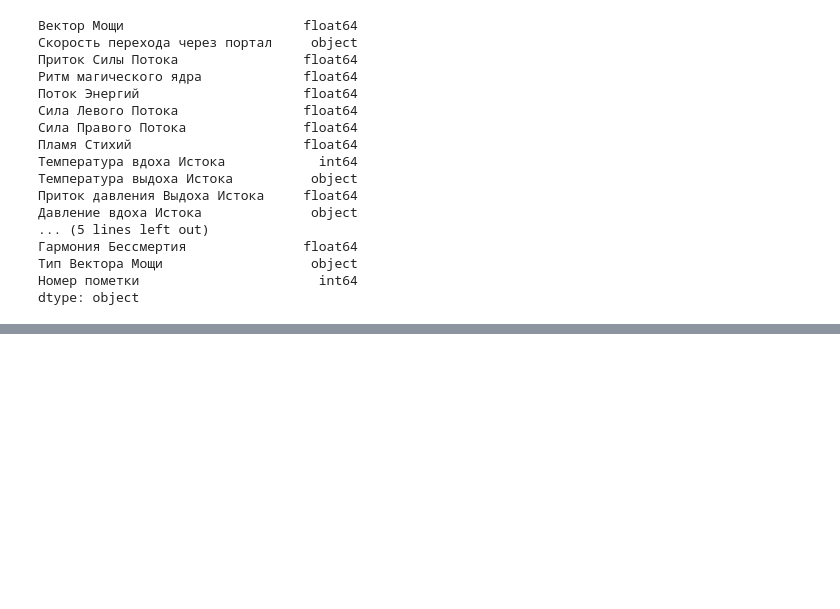
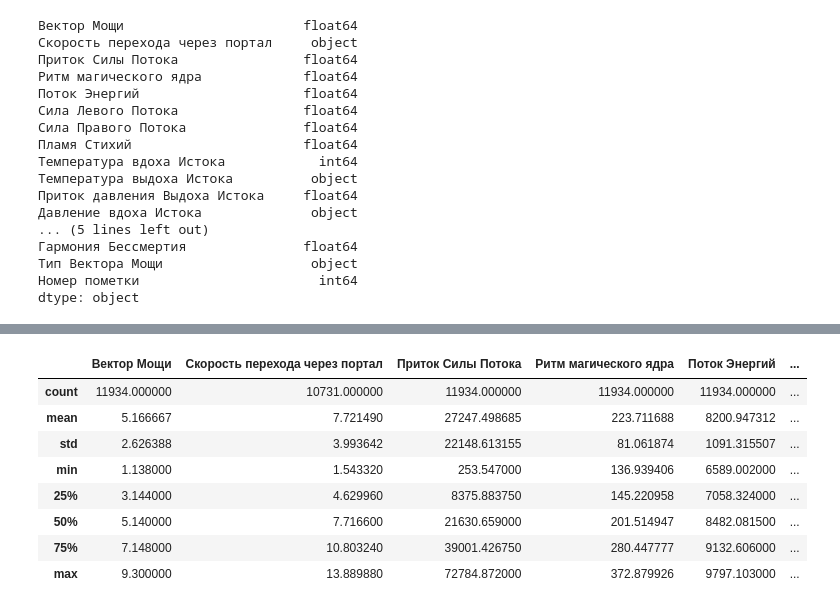
Before and after one commit to DeedIsNotAvailable/ppp, a Jupyter notebook: lab2/lab2.ipynb, the cells around one changed output, grey strips where cells are left out. Saved outputs shown, nothing was run; the diff lists cells and outputs as text; code cells hidden in the pictures; blank space fills up the shorter version.

```diff
--- a/lab2/lab2.ipynb
+++ b/lab2/lab2.ipynb
@@ -186,0 +206,2 @@ dtype: int64
+# %%
+df = df.drop(['Температура выдоха Истока', 'Давление вдоха Истока', 'Древний Ветер'], axis=1)
@@ -186,0 +210,2 @@ dtype: int64
+# %%
+df = df.drop('Номер пометки', axis=1)
@@ -186,0 +214,2 @@ dtype: int64
+# %%
+df = df.drop(['Температура вдоха Истока'], axis=1)
@@ -186,0 +225,12 @@ dtype: int64
+# %%
+df.describe()
+# %% [output]
+|  | Вектор Мощи | Скорость перехода через портал | Приток Силы Потока | Ритм магического ядра | Поток Энергий | ... |
+| count | 11934.000000 | 10731.000000 | 11934.000000 | 11934.000000 | 11934.000000 | ... |
+| mean | 5.166667 | 7.721490 | 27247.498685 | 223.711688 | 8200.947312 | ... |
+| std | 2.626388 | 3.993642 | 22148.613155 | 81.061874 | 1091.315507 | ... |
+| min | 1.138000 | 1.543320 | 253.547000 | 136.939406 | 6589.002000 | ... |
+| 25% | 3.144000 | 4.629960 | 8375.883750 | 145.220958 | 7058.324000 | ... |
+| 50% | 5.140000 | 7.716600 | 21630.659000 | 201.514947 | 8482.081500 | ... |
+| 75% | 7.148000 | 10.803240 | 39001.426750 | 280.447777 | 9132.606000 | ... |
+| max | 9.300000 | 13.889880 | 72784.872000 | 372.879926 | 9797.103000 | ... |
```
Also changed, not shown: parts of 14 cells of this notebook, 2 other files.
